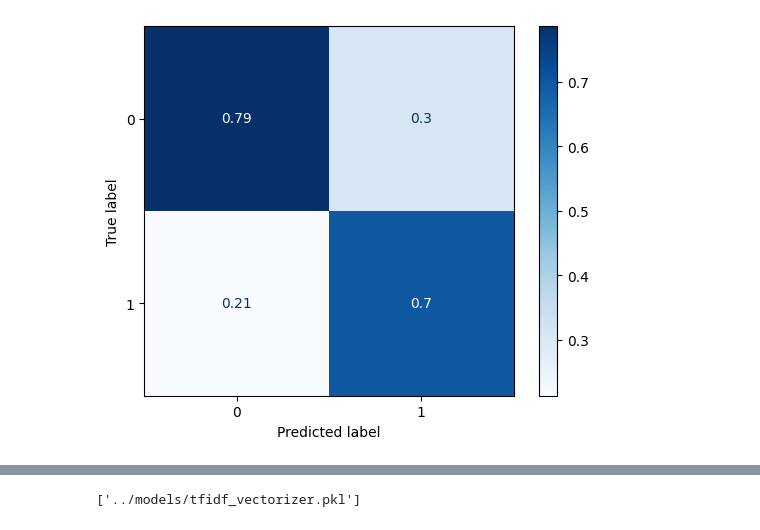
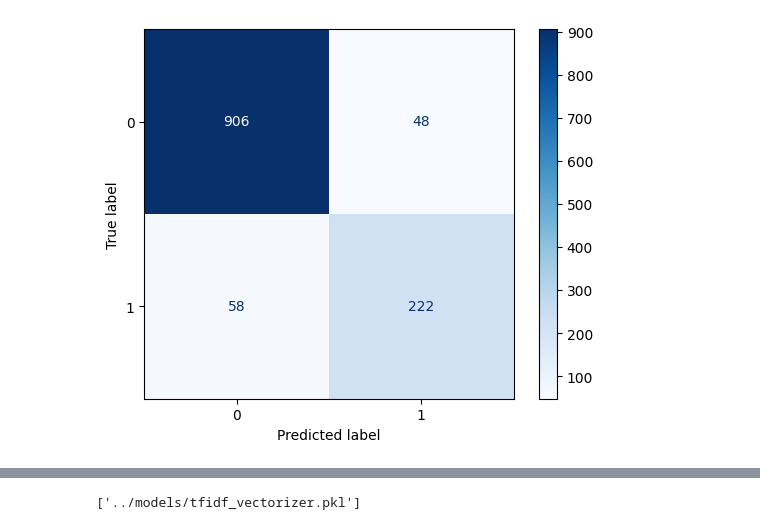
Before and after one commit to qosquo/trachtenberg, a Jupyter notebook: notebooks/jokes.ipynb, the cells around one changed output, grey strips where cells are left out. Drawn from its saved outputs; the diff is of its cells as text; code cells hidden in the pictures.

```diff
--- a/notebooks/jokes.ipynb
+++ b/notebooks/jokes.ipynb
@@ -50,3 +32,0 @@ np.int64(0)
-# %%
-df['text_processed'] = df.text.apply(preprocess)
-df.head()
@@ -78,11 +71,19 @@ plt.show()
 # %%
+from xgboost import XGBClassifier
+from sklearn.model_selection import train_test_split
+from imblearn.combine import SMOTETomek
+from sklearn.feature_extraction.text import TfidfVectorizer
+
 # векторизация токенов с использование TF-IDF
-tfidf = TfidfVectorizer(max_features=10000, ngram_range=(1, 3))
+tfidf = TfidfVectorizer(max_features=10000, ngram_range=(1, 3), preprocessor=preprocess_text, tokenizer=tokenize_text, token_pattern=None)
 
-X = tfidf.fit_transform(df.text_processed)
+X = tfidf.fit_transform(df.clean_text)
 y = df.target
 
-X_train, X_test, y_train, y_test = train_test_split(X, y, test_size=0.2, random_state=42) # 42
+resampler = SMOTETomek(random_state=42, sampling_strategy=0.3)
+X, y = resampler.fit_resample(X, y)
+
+X_train, X_test, y_train, y_test = train_test_split(X, y, test_size=0.1, random_state=42)
 # сравним распределение целевого признака
 print(f"Train: {y_train.value_counts() / len(y_train)}")
 print(f"Test: {y_test.value_counts() / len(y_test)}")
@@ -103,0 +99,10 @@ LogisticRegression(max_iter=1000, random_state=42, solver='liblinear')
+# %%
+from xgboost import XGBClassifier
+
+model = XGBClassifier(
+  booster='gbtree',
+  objective='binary:logistic',
+  scale_pos_weight=(len(y_train) - sum(y_train)) / sum(y_train),
+  verbosity=0
+)
+model.fit(X_train, y_train)
@@ -103,0 +121,15 @@ LogisticRegression(max_iter=1000, random_state=42, solver='liblinear')
+# %%
+from sklearn.metrics import fbeta_score
+from sklearn.model_selection import GridSearchCV, RandomizedSearchCV
+from scipy.stats import uniform, poisson, expon, loguniform
+from sklearn.metrics import make_scorer
+
+distributions = {
+  'lambda': loguniform(1e-2, 1e1),
+  'eta': uniform(0, 1),
+  'tree_method': ['auto', 'exact', 'approx'],
+}
+clf = RandomizedSearchCV(model, distributions, cv=5, scoring='f1')
+search = clf.fit(X_train, y_train)
+model = search.best_estimator_
+print(search.best_params_)
@@ -129,8 +183,8 @@ array([[0.48394908, 0.51605092],
 # %%
 from sklearn.metrics import ConfusionMatrixDisplay
 # матриц ошибок
-ConfusionMatrixDisplay.from_predictions(y_test, y_pred, cmap='Blues', normalize='pred')
+ConfusionMatrixDisplay.from_predictions(y_test, y_pred, cmap='Blues', normalize=None)
 plt.show()
 # %% [output]
-[figure, old version]
+[figure, new version]
 # %%
```
Also changed, not shown: parts of 18 cells of this notebook, 5 other files.
